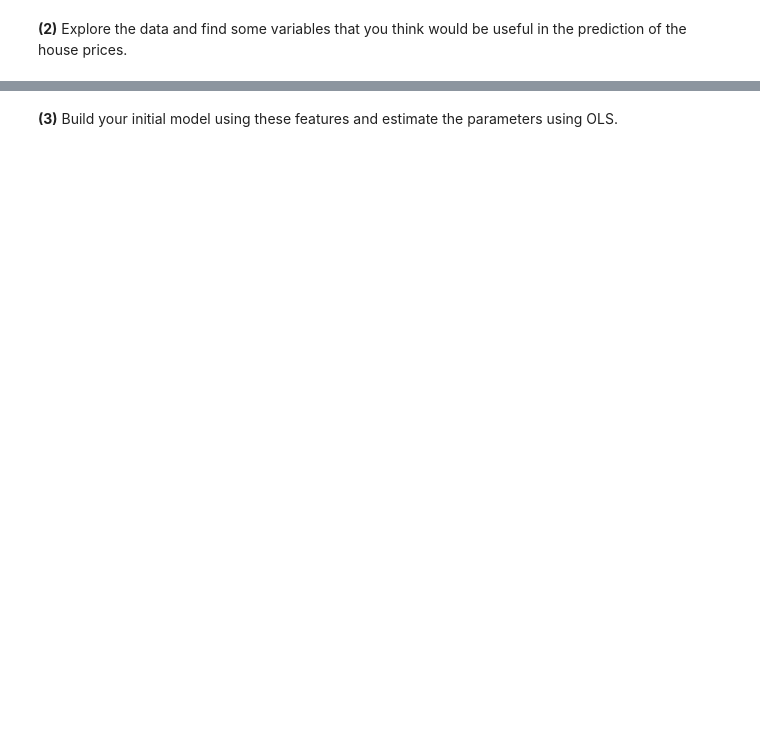
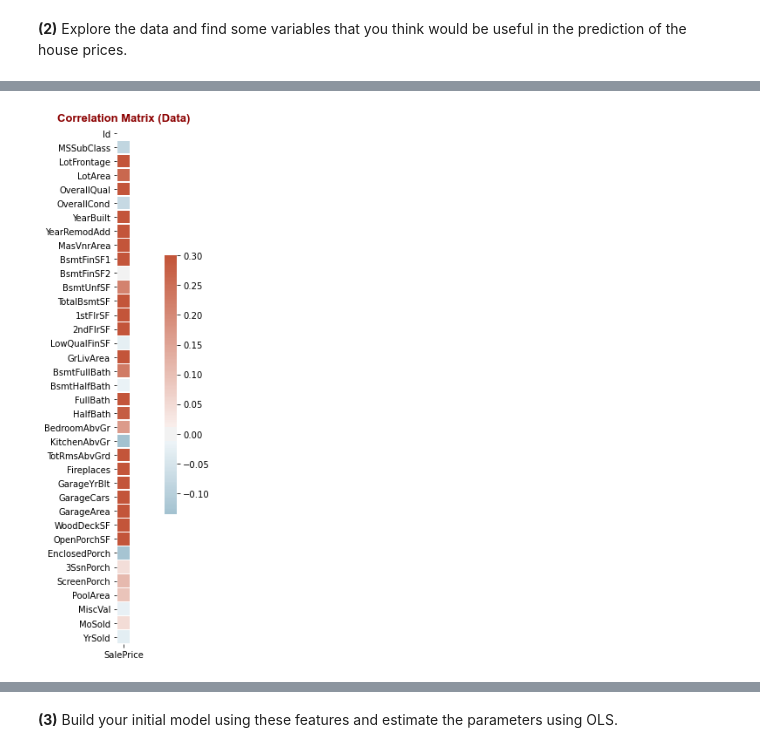
Before and after one commit to melisademir/Regression, a Jupyter notebook: A_02_simple_linear_regression_models.ipynb, the cells around one changed output, grey strips where cells are left out. Cells and saved outputs as stored; diff of their text form; code cells hidden in the pictures; blank space fills up the shorter version.

```diff
--- a/A_02_simple_linear_regression_models.ipynb
+++ b/A_02_simple_linear_regression_models.ipynb
@@ -20,0 +93,4 @@ df.tail(10)
+# %%
+isnull_per = df.select_dtypes(include=['object']).isnull().mean()*100
+miss_vars = isnull_per[isnull_per >0].keys()
+miss_vars
@@ -20,0 +102,4 @@ df.tail(10)
+# %%
+for var in miss_vars:
+    df[var].fillna(df[var].mode()[0],inplace=True)
+    print(var,"=",df[var].mode()[0])
@@ -20,0 +158,4 @@ df.tail(10)
+# %%
+df['LotFrontage'] = df['LotFrontage'].fillna(df['LotFrontage'].median())
+df['GarageYrBlt'] = df['GarageYrBlt'].fillna(df['GarageYrBlt'].median())
+df['MasVnrArea'] = df['MasVnrArea'].fillna(df['MasVnrArea'].median())
@@ -22,0 +202,4 @@ df.tail(10)
+# %%
+focus_cols = ['SalePrice']
+a = df.corr().filter(focus_cols).drop(focus_cols)
+a
@@ -22,0 +224,11 @@ df.tail(10)
+# %%
+mask = np.triu(np.ones_like(a, dtype=bool))
+f, ax = plt.subplots(figsize=(11, 9))
+cmap = sns.diverging_palette(230, 20, as_cmap=True)
+sns.heatmap(a, mask=mask, cmap=cmap, vmax=.3, center=0,
+            square=True, linewidths=.5, cbar_kws={"shrink": .5})
+plt.title("Correlation Matrix (Data)", fontdict=title_font)
+plt.tight_layout()
+plt.show()
+# %% [output]
+[figure, added]
```
Also changed, not shown: parts of 24 cells of this notebook.
